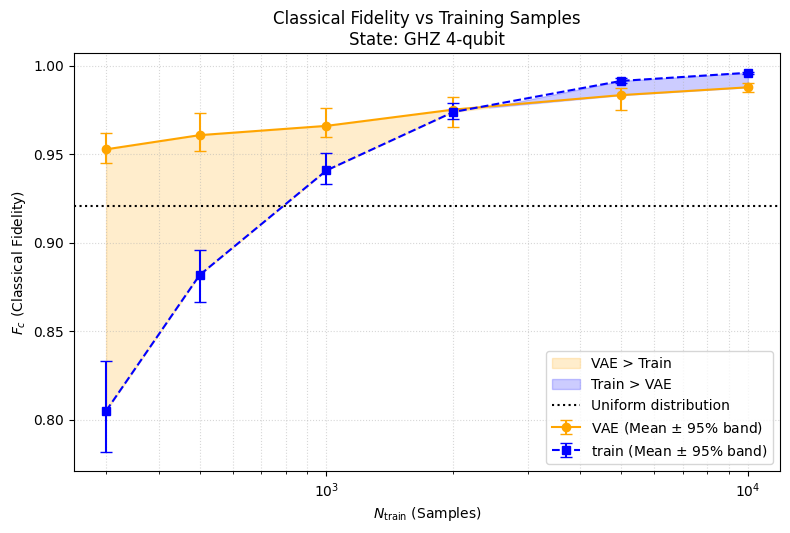
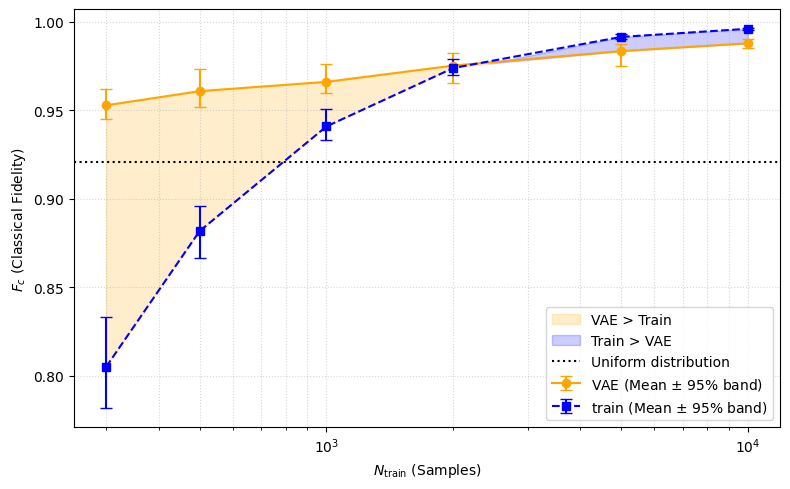
Unified diff of the notebook cell whose output changed from the first chart to the second:
--- before
+++ after
@@ -62,5 +62,5 @@
 
 # -- title --
-plt.title(f'Classical Fidelity vs Training Samples\nState: GHZ 4-qubit')
+# plt.title(f'Classical Fidelity vs Training Samples\nState: GHZ 4-qubit')
 
 # -- save fig --

Commit: remove plot titles, file cleaning